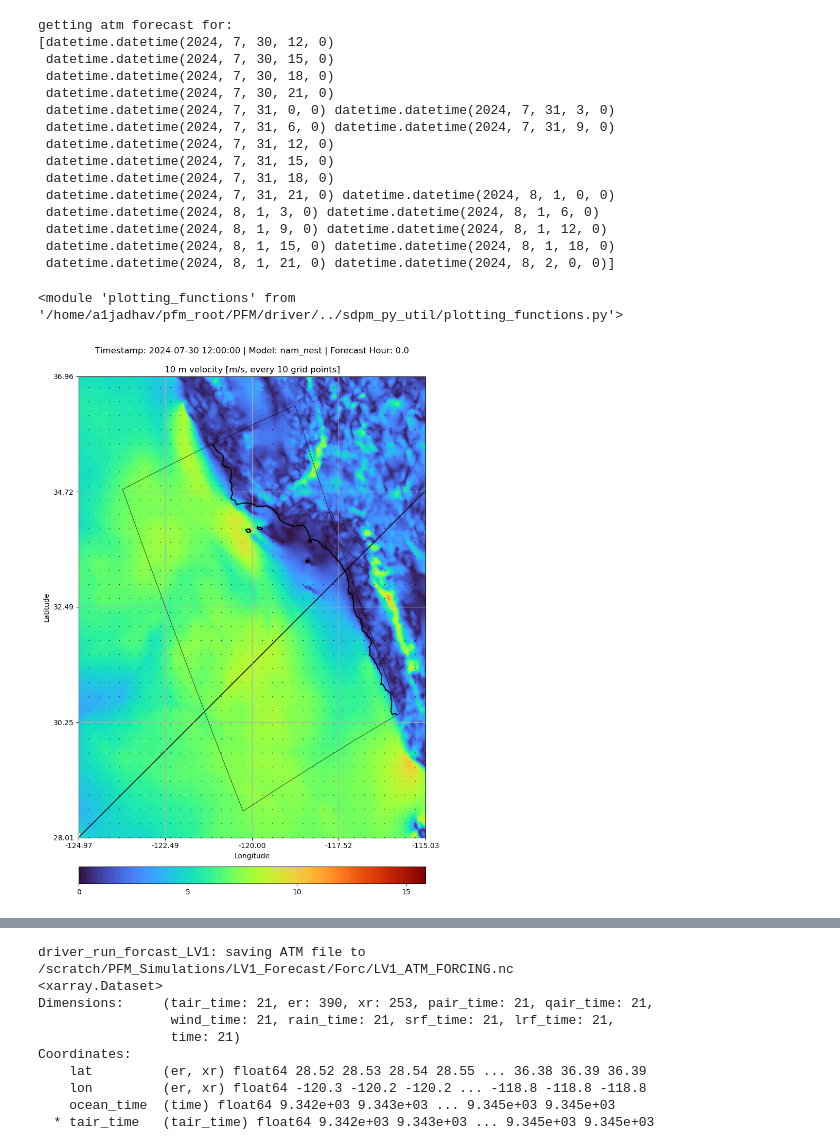
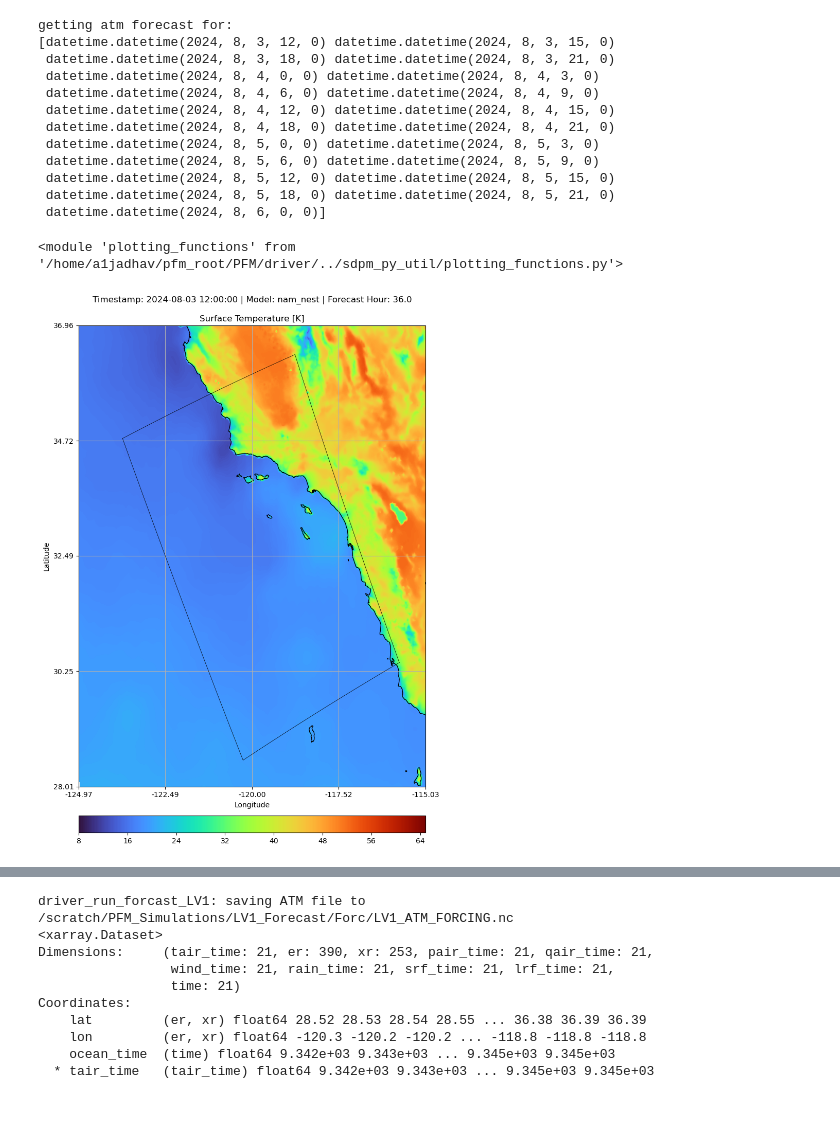
Before and after one commit to mspydell/PFM, a Jupyter notebook: driver/driver_run_forecast_LV1_Vplot.ipynb, the cells around one changed output, grey strips where cells are left out. Cells and saved outputs as stored; diff of their text form; code cells hidden in the pictures; blank space fills up the shorter version.

Commit message:
forecast hour integrated. fully

```diff
--- a/driver/driver_run_forecast_LV1_Vplot.ipynb
+++ b/driver/driver_run_forecast_LV1_Vplot.ipynb
@@ -63,7 +63,7 @@ yyyymmdd = "%d%02d%02d" % (year_utc, month_utc, day_utc)
 hhmm='1200'
 forecastZdatestr = yyyymmdd+hhmm+'Z'   # this could be used for model output to indicate when model was initialized.
 
-yyyymmdd = '20240730'
+yyyymmdd = '20240803'
 print("Preparing forecast starting on ",yyyymmdd)
 
 
@@ -82,20 +82,17 @@ Preparing forecast starting on  20240730
 ATM = atmfuns.get_atm_data_as_dict(yyyymmdd,hhmm,run_type,atm_mod,get_method,PFM)
 # %% [output]
 getting atm forecast for:
-[datetime.datetime(2024, 7, 30, 12, 0)
- datetime.datetime(2024, 7, 30, 15, 0)
- datetime.datetime(2024, 7, 30, 18, 0)
- datetime.datetime(2024, 7, 30, 21, 0)
- datetime.datetime(2024, 7, 31, 0, 0) datetime.datetime(2024, 7, 31, 3, 0)
- datetime.datetime(2024, 7, 31, 6, 0) datetime.datetime(2024, 7, 31, 9, 0)
- datetime.datetime(2024, 7, 31, 12, 0)
- datetime.datetime(2024, 7, 31, 15, 0)
- datetime.datetime(2024, 7, 31, 18, 0)
- datetime.datetime(2024, 7, 31, 21, 0) datetime.datetime(2024, 8, 1, 0, 0)
- datetime.datetime(2024, 8, 1, 3, 0) datetime.datetime(2024, 8, 1, 6, 0)
- datetime.datetime(2024, 8, 1, 9, 0) datetime.datetime(2024, 8, 1, 12, 0)
- datetime.datetime(2024, 8, 1, 15, 0) datetime.datetime(2024, 8, 1, 18, 0)
- datetime.datetime(2024, 8, 1, 21, 0) datetime.datetime(2024, 8, 2, 0, 0)]
+[datetime.datetime(2024, 8, 3, 12, 0) datetime.datetime(2024, 8, 3, 15, 0)
+ datetime.datetime(2024, 8, 3, 18, 0) datetime.datetime(2024, 8, 3, 21, 0)
+ datetime.datetime(2024, 8, 4, 0, 0) datetime.datetime(2024, 8, 4, 3, 0)
+ datetime.datetime(2024, 8, 4, 6, 0) datetime.datetime(2024, 8, 4, 9, 0)
+ datetime.datetime(2024, 8, 4, 12, 0) datetime.datetime(2024, 8, 4, 15, 0)
+ datetime.datetime(2024, 8, 4, 18, 0) datetime.datetime(2024, 8, 4, 21, 0)
+ datetime.datetime(2024, 8, 5, 0, 0) datetime.datetime(2024, 8, 5, 3, 0)
+ datetime.datetime(2024, 8, 5, 6, 0) datetime.datetime(2024, 8, 5, 9, 0)
+ datetime.datetime(2024, 8, 5, 12, 0) datetime.datetime(2024, 8, 5, 15, 0)
+ datetime.datetime(2024, 8, 5, 18, 0) datetime.datetime(2024, 8, 5, 21, 0)
+ datetime.datetime(2024, 8, 6, 0, 0)]
 # %%
 # added this as when we make changes to pltfuns, we need to either restart kernel or reload it here.
 importlib.reload(pltfuns)
@@ -103,8 +100,8 @@ importlib.reload(pltfuns)
 <module 'plotting_functions' from '/home/a1jadhav/pfm_root/PFM/driver/../sdpm_py_util/plotting_functions.py'>
 # %%
 #plotting example for ATM
-pltfuns.plot_atm_fields(ATM, RMG, PFM, fields_to_plot= 'velocity', show=True)
+pltfuns.plot_atm_fields(ATM, RMG, PFM, fields_to_plot= 'temperature', show=True, forecast_hour=36)
 # %% [output]
-[figure, old version]
+[figure, new version]
 # %%
 ATM_R  = atmfuns.get_atm_data_on_roms_grid(ATM,RMG)
```
Also changed, not shown: parts of 3 cells of this notebook, 1 other file.
